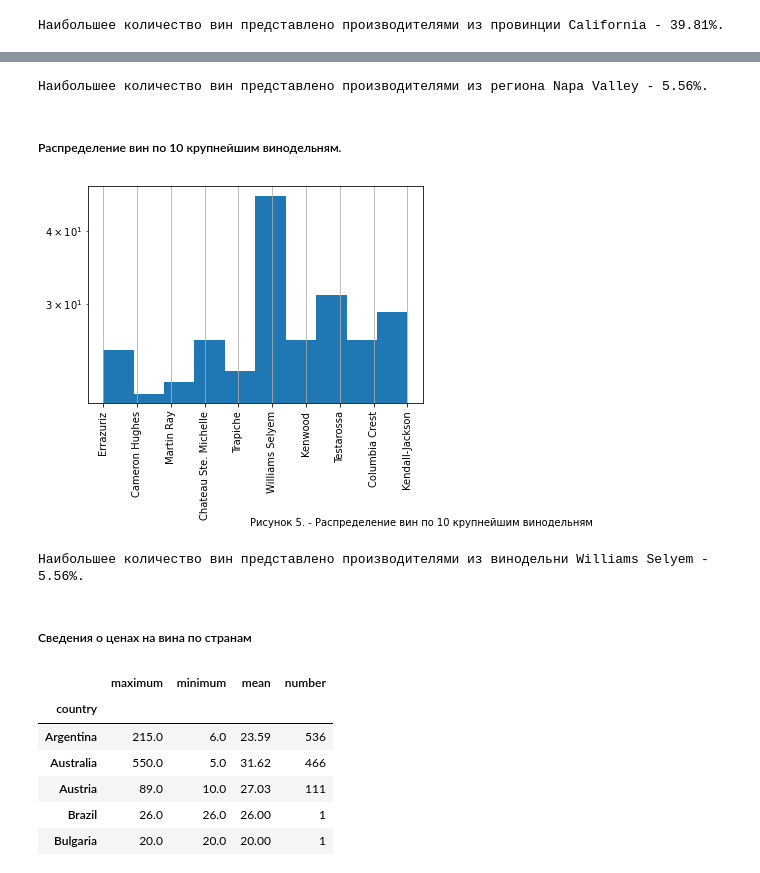
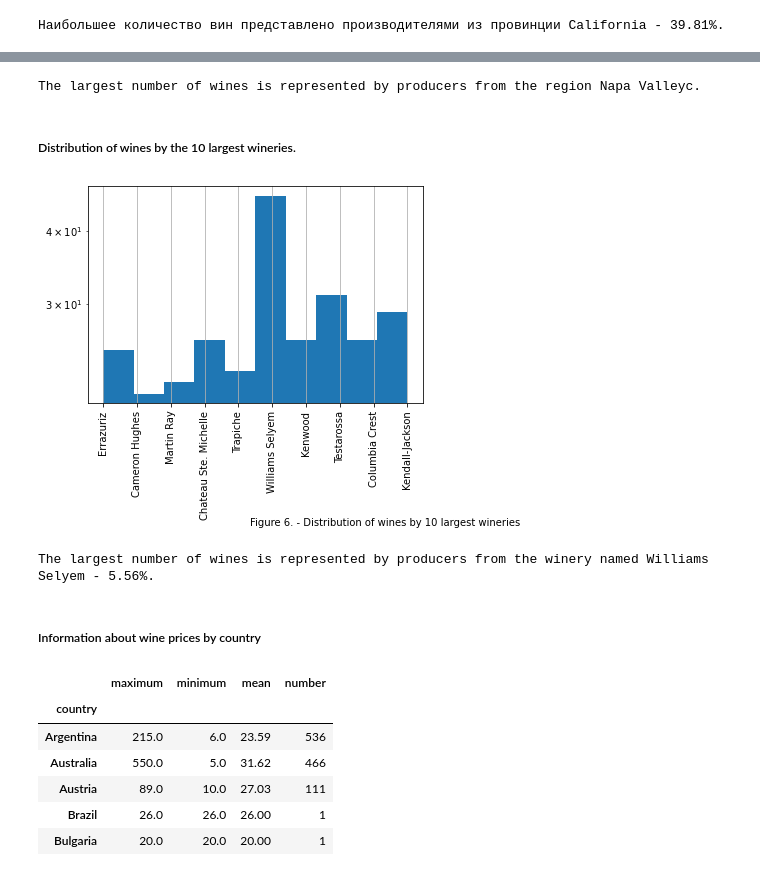
Before and after one commit to kobazauros/CZN-Data-Analysis, a Jupyter notebook: Final paper. Patterns that determine wine popularity..ipynb, the cells around one changed output, grey strips where cells are left out. Saved outputs shown, nothing was run; the diff lists cells and outputs as text; code cells hidden in the pictures.

```diff
--- a/Final paper. Patterns that determine wine popularity..ipynb
+++ b/Final paper. Patterns that determine wine popularity..ipynb
@@ -580,24 +585,24 @@ plt.show()
-# %%
-print(f"Наибольшее количество вин представлено производителями из региона {df.region_1.value_counts().idxmax()}с.")
-# %% [output]
-Наибольшее количество вин представлено производителями из региона Napa Valley - 5.56%.
-# %% [markdown]
-##### Распределение вин по 10 крупнейшим винодельням.
+# %%
+print(f"The largest number of wines is represented by producers from the region {df.region_1.value_counts().idxmax()}с.")
+# %% [output]
+The largest number of wines is represented by producers from the region Napa Valleyс.
+# %% [markdown]
+##### Distribution of wines by the 10 largest wineries.
 # %%
 gWinery = df.winery.value_counts()[:10].index
 df[df['winery'].isin(gWinery)]['winery'].hist(xrot = 90, log = True)
-plt.figtext(0.5, -0.3, f"Рисунок {num}. - Распределение вин по 10 крупнейшим винодельням")
+plt.figtext(0.5, -0.3, f"Figure {num}. - Distribution of wines by 10 largest wineries")
 num += 1
 plt.show()
 # %% [output]
-[figure, old version]
+[figure, new version]
 # %%
-print(f"Наибольшее количество вин представлено производителями из винодельни {df.winery.value_counts().idxmax()} \
+print(f"The largest number of wines is represented by producers from the winery named {df.winery.value_counts().idxmax()} \
 - {round(df.region_1.value_counts()[0]/df.shape[0]*100, 2)}%.")
 # %% [output]
-Наибольшее количество вин представлено производителями из винодельни Williams Selyem - 5.56%.
+The largest number of wines is represented by producers from the winery named Williams Selyem - 5.56%.
-# %% [markdown]
-##### Сведения о ценах на вина по странам
+# %% [markdown]
+##### Information about wine prices by country
 # %%
 agg_df = round(df[['country', 'price']].groupby(['country']).agg(maximum = ('price','max'),
                                                   minimum = ('price','min'),
```
Also changed, not shown: parts of 239 cells of this notebook, 3 other files.
